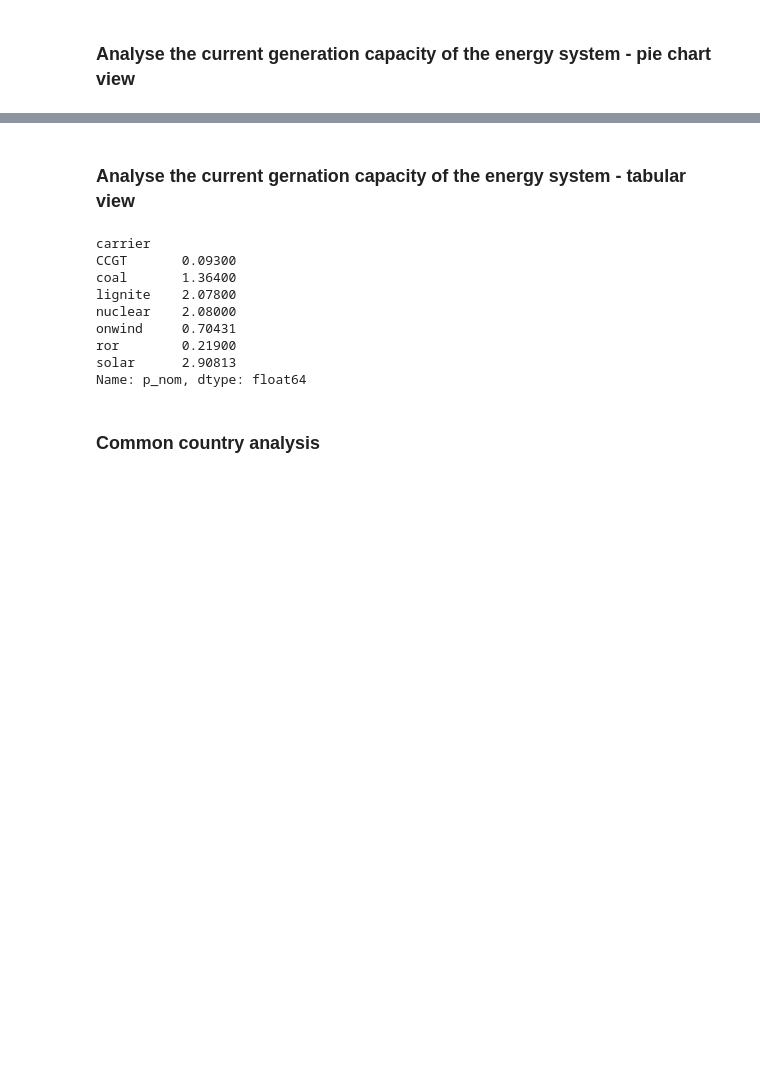
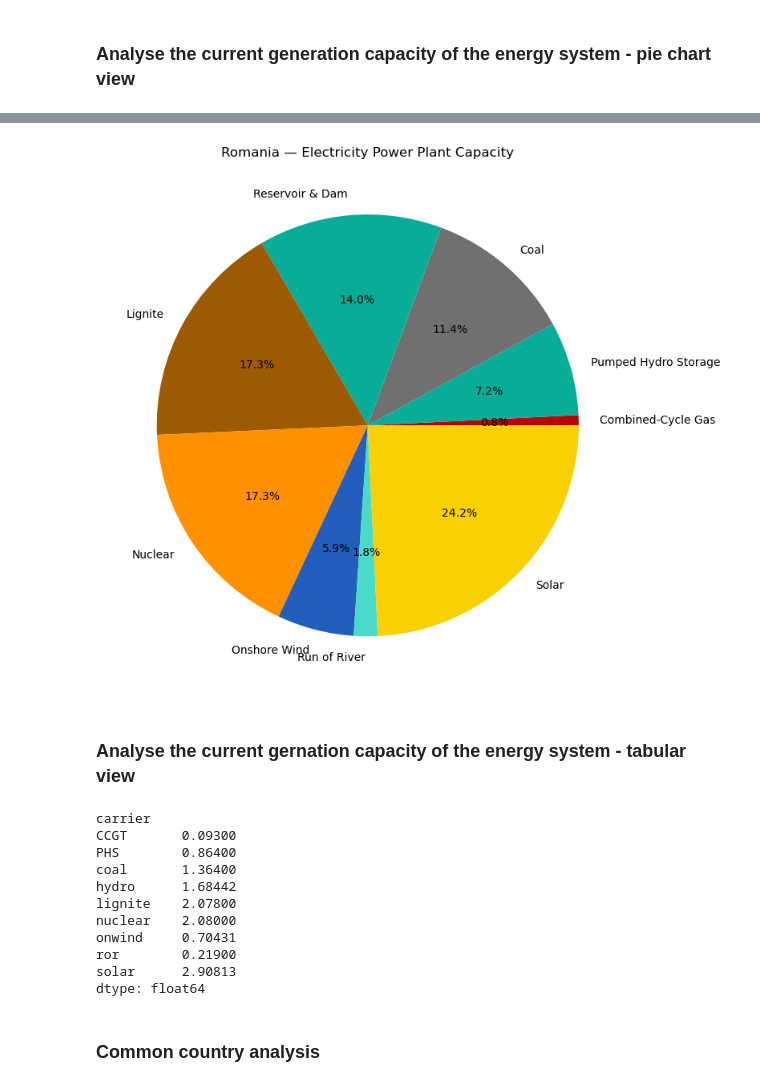
Before and after one commit to AlexanderMeisinger/HySEE-Preparation, a Jupyter notebook: workflow/notebooks/power-plant.ipynb, the cells around one changed output, grey strips where cells are left out. Drawn from its saved outputs; the diff is of its cells as text; code cells hidden in the pictures; blank space fills up the shorter version.

```diff
--- a/workflow/notebooks/power-plant.ipynb
+++ b/workflow/notebooks/power-plant.ipynb
@@ -270,17 +243,77 @@ plt.tight_layout()
+# %%
+# Capacity by carrier from the previously calculated data
+capacity_by_carrier = (
+    buses.groupby(level="carrier")
+    .sum()
+)
+
+capacity_by_carrier = capacity_by_carrier[
+    capacity_by_carrier > 0
+]
+
+# Remove technologies contributing less than 0.05 %
+shares = capacity_by_carrier / capacity_by_carrier.sum()
+capacity_by_carrier = capacity_by_carrier[
+    shares >= 0.0005
+]
+
+labels = n.carriers.loc[
+    capacity_by_carrier.index,
+    "nice_name"
+].copy()
+
+labels.loc["coal"] = "Coal"
+labels.loc["lignite"] = "Lignite"
+
+colors = n.carriers.loc[
+    capacity_by_carrier.index,
+    "color"
+]
+
+ax.pie(
+    capacity_by_carrier.values,
+    labels=labels.values,
+    colors=colors.values,
+    autopct="%1.1f%%",
+);
+
+fig, ax = plt.subplots(figsize=(8, 8))
+
+wedges, texts, autotexts = ax.pie(
+    capacity_by_carrier.values,
+    labels=labels.values,
+    autopct="%1.1f%%",
+    colors=colors.values,
+)
+
+ax.set_title(
+    "Romania — Electricity Power Plant Capacity",
+    fontfamily="DejaVu Sans",
+    fontsize=12,
+    fontweight="normal",
+    pad=5,
+)
+
+plt.tight_layout()
+plt.show()
+# %% [output]
+[figure, added]
 # %% [markdown]
 ### Analyse the current gernation capacity of the energy system - tabular view
 # %%
-generator_capacity_by_carrier/1e3 # in GW
+capacity_by_carrier/1e3 # in GW
 # %% [output]
 carrier
 CCGT       0.09300
+PHS        0.86400
 coal       1.36400
+hydro      1.68442
 lignite    2.07800
 nuclear    2.08000
 onwind     0.70431
 ror        0.21900
 solar      2.90813
-Name: p_nom, dtype: float64
+dtype: float64
 # %% [markdown]
 ### Common country analysis
 # %%
```
Also changed, not shown: parts of 8 cells of this notebook, 3 other files.
